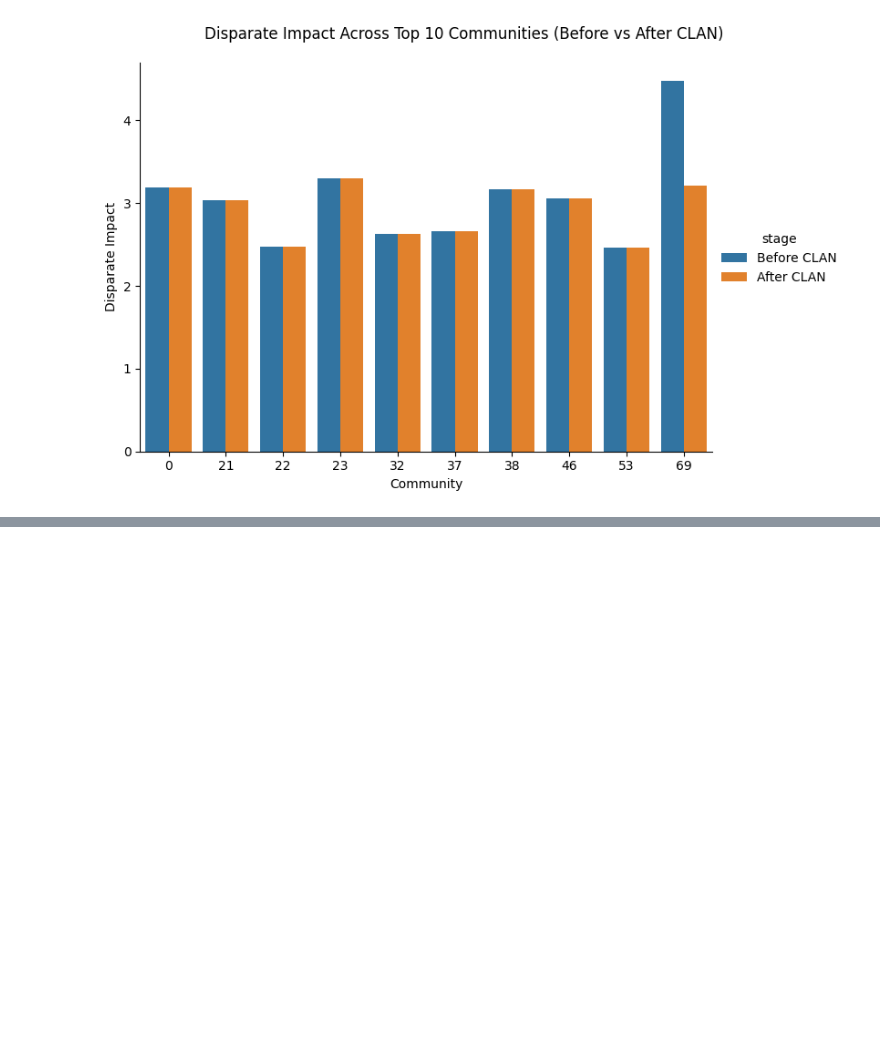
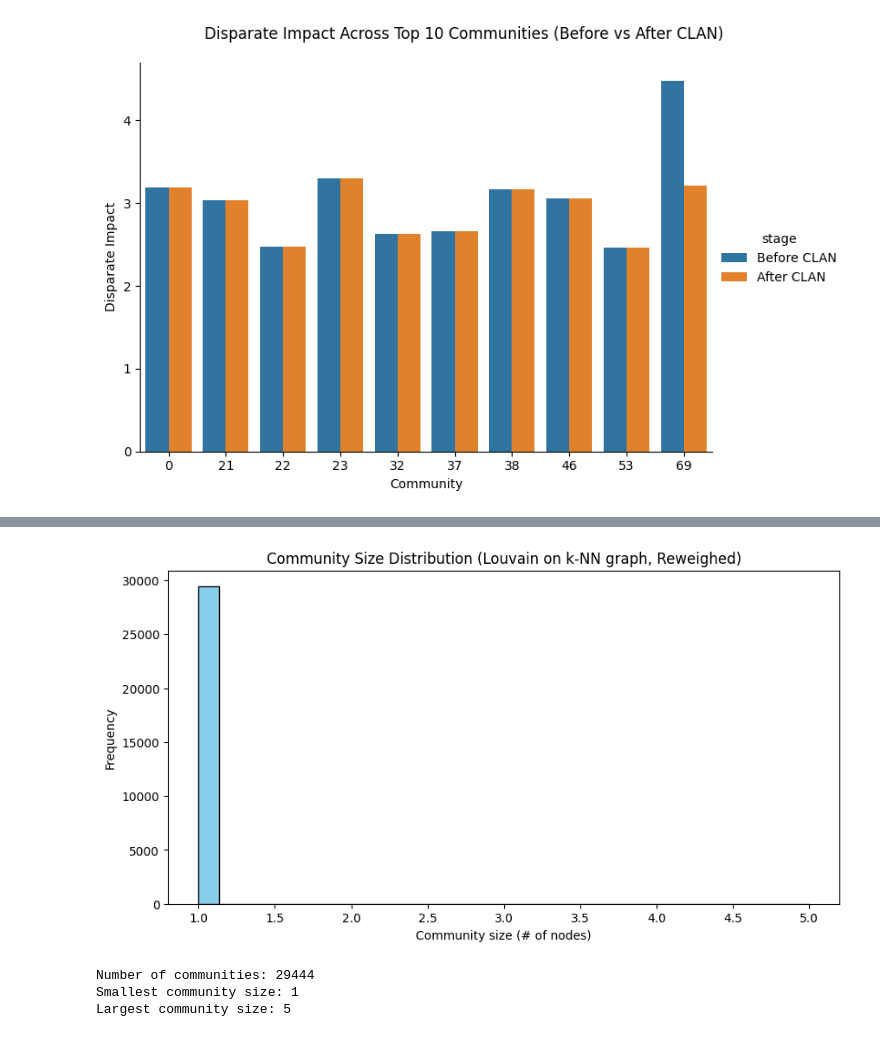
Before and after one commit to marcellypedra/Msc_Applied_Project, a Jupyter notebook: GraphConstruction.ipynb, the cells around one changed output, grey strips where cells are left out. Cells and saved outputs as stored; diff of their text form; code cells hidden in the pictures; blank space fills up the shorter version.

```diff
--- a/GraphConstruction.ipynb
+++ b/GraphConstruction.ipynb
@@ -575,0 +995,38 @@ plot_fairness_diagnostics_compare(
+# %%
+G_final = build_weighted_knn_graph_with_k(X_scaled, w, k_best)
+# %%
+#Applying Community detection in the  rewwieghed-based graph
+
+import matplotlib.pyplot as plt
+import community as community_louvain
+import pandas as pd
+
+# Run Louvain on the reweighed k-NN graph
+partition_after = community_louvain.best_partition(G_final, weight="weight")
+
+# Convert to DataFrame
+df_comms_after = pd.DataFrame({
+    "node": list(partition_after.keys()),
+    "community": list(partition_after.values())
+})
+
+# Count community sizes
+comm_sizes_after = df_comms_after["community"].value_counts().sort_values(ascending=False)
+
+# Plot histogram
+plt.figure(figsize=(10,5))
+plt.hist(comm_sizes_after, bins=30, color="skyblue", edgecolor="black")
+plt.title("Community Size Distribution (Louvain on k-NN graph, Reweighed)")
+plt.xlabel("Community size (# of nodes)")
+plt.ylabel("Frequency")
+plt.show()
+
+# Quick stats
+print("Number of communities:", comm_sizes_after.shape[0])
+print("Smallest community size:", comm_sizes_after.min())
+print("Largest community size:", comm_sizes_after.max())
+# %% [output]
+[figure, added]
+Number of communities: 29444
+Smallest community size: 1
+Largest community size: 5
```
Also changed, not shown: parts of 12 cells of this notebook.
